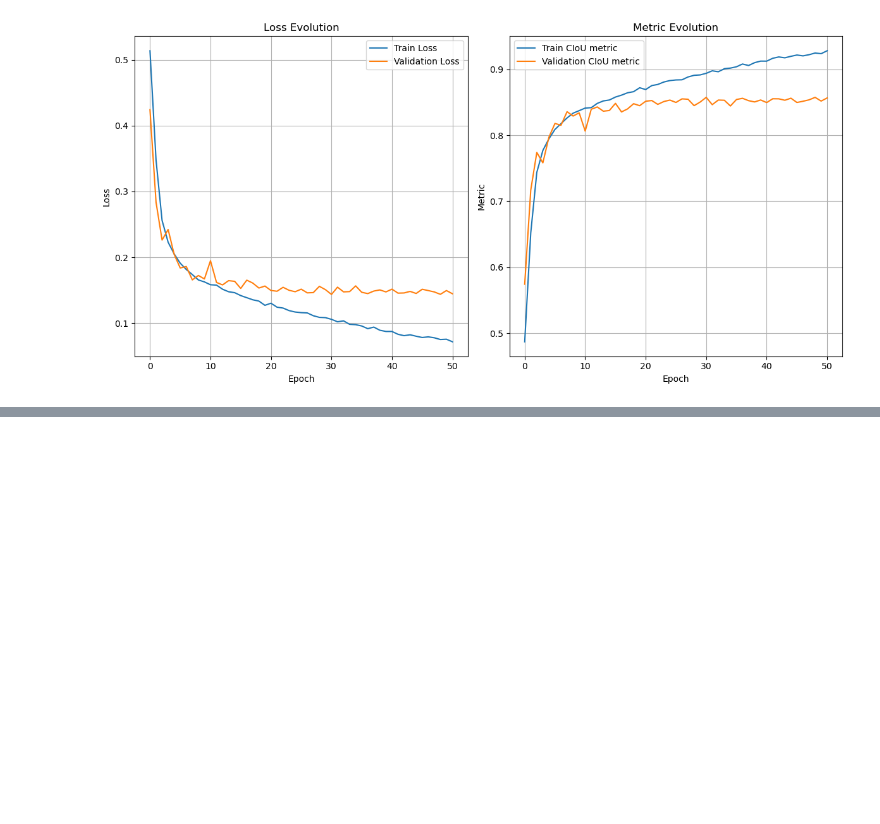
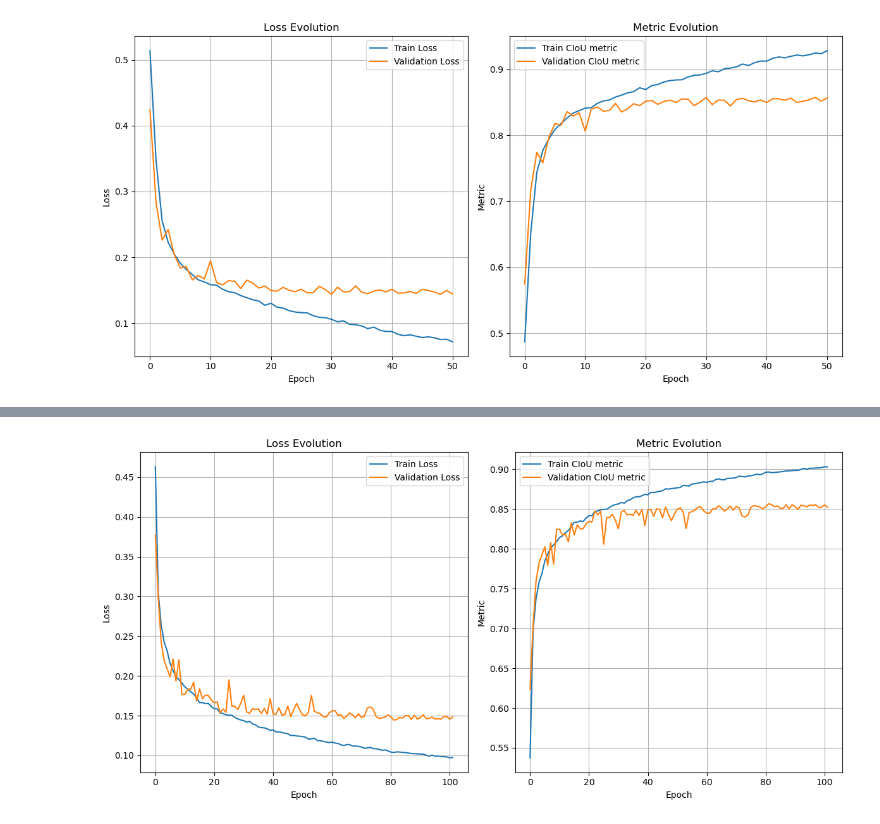
Before and after one commit to mmalek06/praca_inz_nn, a Jupyter notebook: roi_detection.ipynb, the cells around one changed output, grey strips where cells are left out. Cells and saved outputs as stored; diff of their text form; code cells hidden in the pictures; blank space fills up the shorter version.

```diff
--- a/roi_detection.ipynb
+++ b/roi_detection.ipynb
@@ -250 +252,42 @@ plot_history(history)
+# %%
+def get_branched_model2(loss: Callable, metric: Callable) -> keras.Model:
+    def get_branch_module(kernel_size: int) -> keras.layers.Layer:
+        conv = keras.layers.Conv2D(16, kernel_size, padding='same', strides=2, activation='relu')(_input)
+        conv = keras.layers.MaxPooling2D()(conv)
+
+        return conv
+
+    def get_stacked_conv(filters: int, prev: keras.layers.Layer) -> keras.layers.Layer:
+        conv_module = keras.layers.Conv2D(filters, 3, padding='same', activation='relu')(prev)
+        conv_module = keras.layers.MaxPooling2D()(conv_module)
+        conv_module = keras.layers.Dropout(.2)(conv_module)
+
+        return conv_module
+
+    _input = keras.layers.Input(shape=(SMALLER_HEIGHT, SMALLER_WIDTH, 3))
+    conv1 = get_branch_module(3)
+    conv2 = get_branch_module(5)
+    conv3 = get_branch_module(7)
+    merged = keras.layers.concatenate([conv1, conv2, conv3])
+    conv_module = get_stacked_conv(64, merged)
+    conv_module = get_stacked_conv(128, conv_module)
+    conv_module = get_stacked_conv(256, conv_module)
+    flat = keras.layers.Flatten()(conv_module)
+    locator_module = keras.layers.Dense(256, activation='relu')(flat)
+    locator_module = keras.layers.Dense(128, activation='relu')(locator_module)
+    locator_module = keras.layers.Dense(4, activation='sigmoid')(locator_module)
+
+    model = keras.Model(_input, locator_module)
+
+    model.compile(optimizer='adam', loss=loss, metrics=[metric])
+
+    print(model.summary())
+
+    return model
+# %%
+history3 = run_model(get_branched_model2, f'roi_detection_iou_10', ciou_loss, ciou_metric)
+# %%
+plot_history(history3)
+# %% [output]
+[figure, added]
 # %%
```
Also changed, not shown: parts of 19 cells of this notebook.
